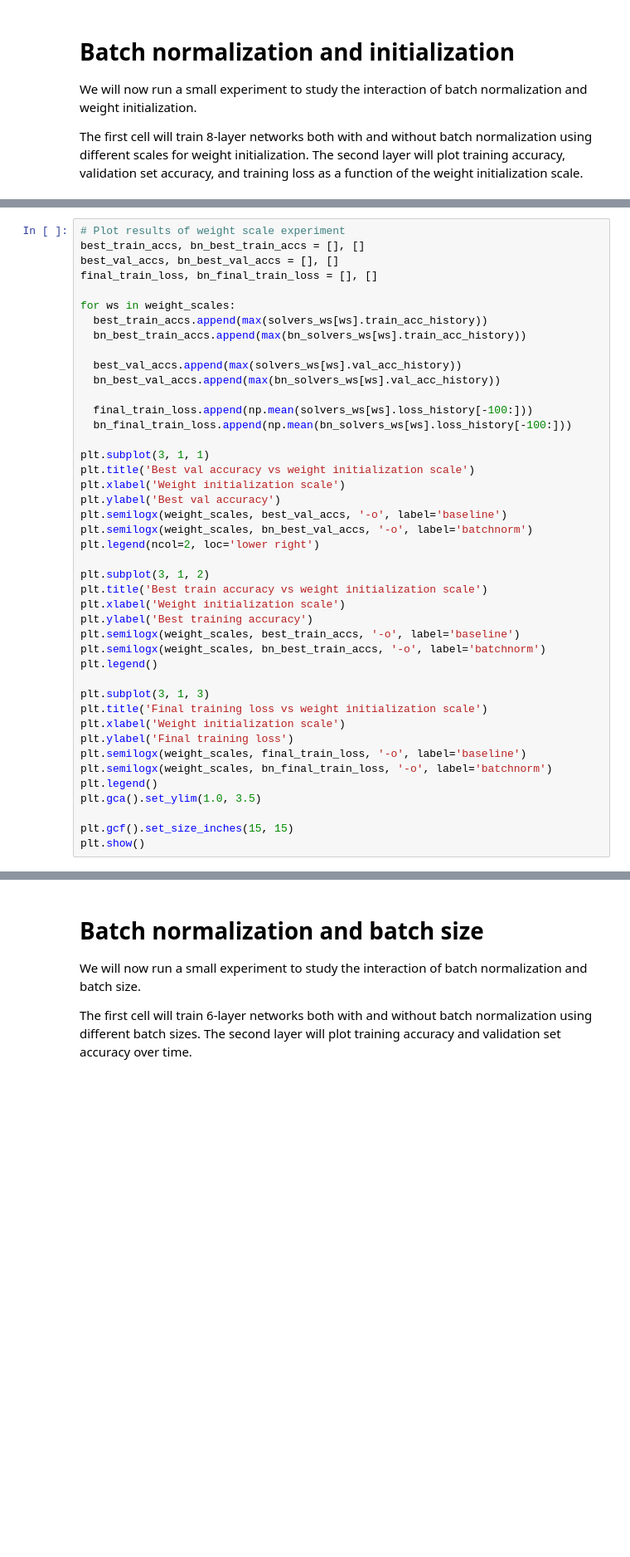
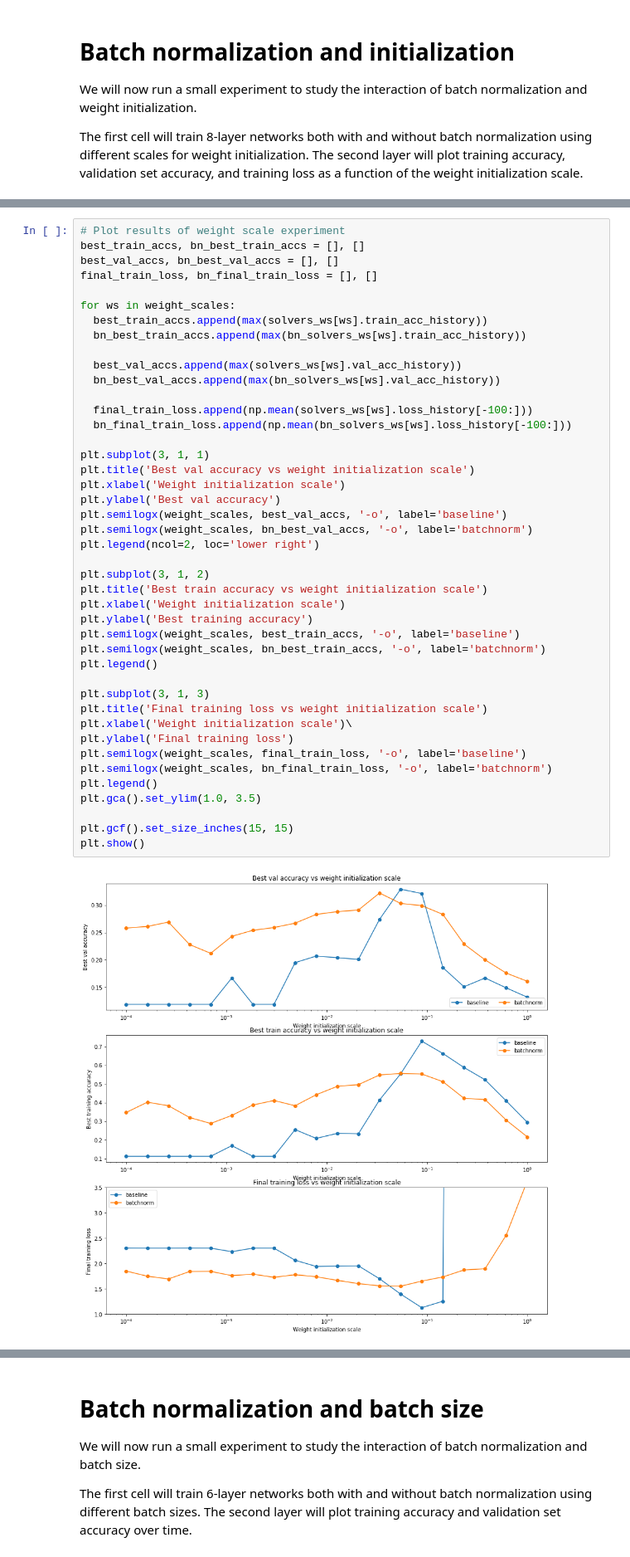
Before and after one commit to arisemaM/cs231n-Assignment2, a Jupyter notebook: BatchNormalization.ipynb, the cells around one changed output, grey strips where cells are left out. Shown: that part at 83% size. Cells and saved outputs as stored; diff of their text form; blank space fills up the shorter version.

```diff
--- a/BatchNormalization.ipynb
+++ b/BatchNormalization.ipynb
@@ -384,34 +443,36 @@ for ws in weight_scales:
 
   final_train_loss.append(np.mean(solvers_ws[ws].loss_history[-100:]))
   bn_final_train_loss.append(np.mean(bn_solvers_ws[ws].loss_history[-100:]))
 
 plt.subplot(3, 1, 1)
 plt.title('Best val accuracy vs weight initialization scale')
 plt.xlabel('Weight initialization scale')
 plt.ylabel('Best val accuracy')
 plt.semilogx(weight_scales, best_val_accs, '-o', label='baseline')
 plt.semilogx(weight_scales, bn_best_val_accs, '-o', label='batchnorm')
 plt.legend(ncol=2, loc='lower right')
 
 plt.subplot(3, 1, 2)
 plt.title('Best train accuracy vs weight initialization scale')
 plt.xlabel('Weight initialization scale')
 plt.ylabel('Best training accuracy')
 plt.semilogx(weight_scales, best_train_accs, '-o', label='baseline')
 plt.semilogx(weight_scales, bn_best_train_accs, '-o', label='batchnorm')
 plt.legend()
 
 plt.subplot(3, 1, 3)
 plt.title('Final training loss vs weight initialization scale')
-plt.xlabel('Weight initialization scale')
+plt.xlabel('Weight initialization scale')\
 plt.ylabel('Final training loss')
 plt.semilogx(weight_scales, final_train_loss, '-o', label='baseline')
 plt.semilogx(weight_scales, bn_final_train_loss, '-o', label='batchnorm')
 plt.legend()
 plt.gca().set_ylim(1.0, 3.5)
 
 plt.gcf().set_size_inches(15, 15)
 plt.show()
+# %% [output]
+[figure, added]
 # %% [markdown]
 ## Inline Question 1:
 Describe the results of this experiment. How does the scale of weight initialization affect models with/without batch normalization differently, and why?
```
Also changed, not shown: parts of 12 cells of this notebook, 3 other files.
